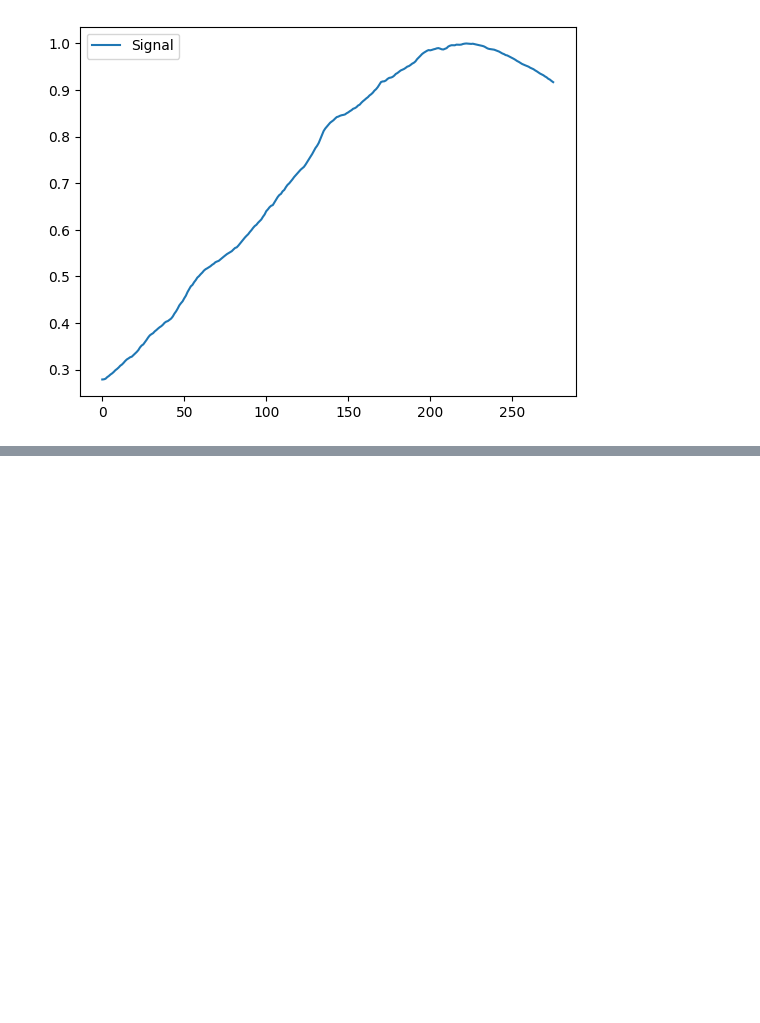
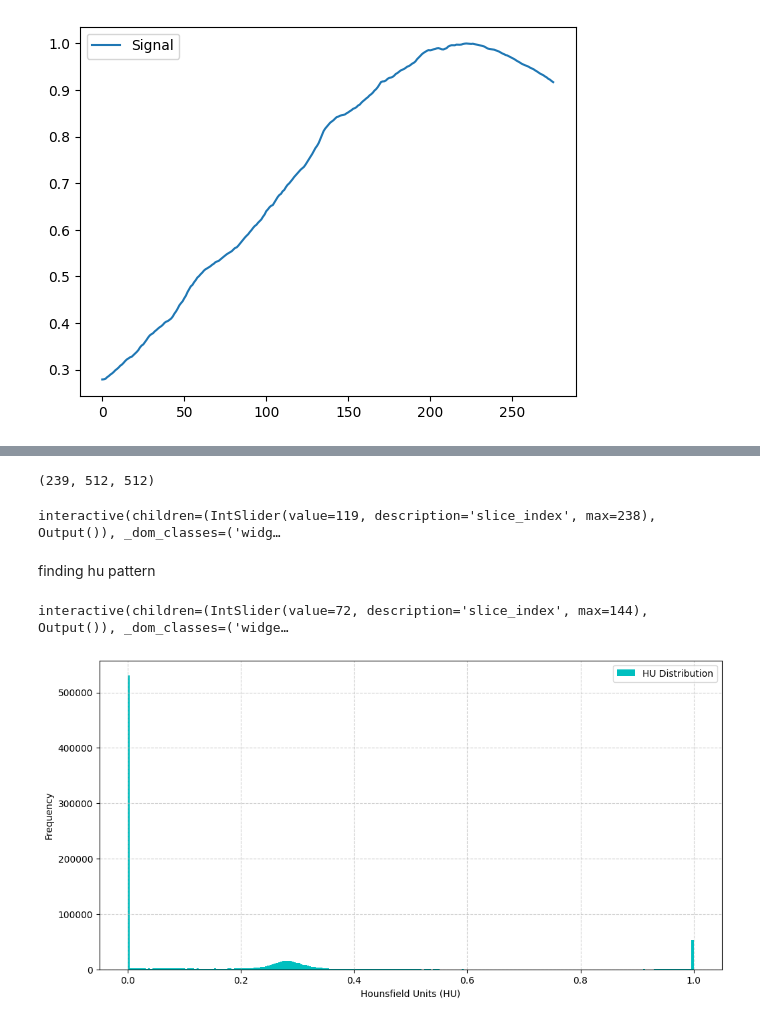
Before and after one commit to BhaveshSolanki32/Aneurysm_detection, a Jupyter notebook: test.ipynb, the cells around one changed output, grey strips where cells are left out. Saved outputs shown, nothing was run; the diff lists cells and outputs as text; code cells hidden in the pictures; blank space fills up the shorter version.

Commit message:
pre process pipeline

```diff
--- a/test.ipynb
+++ b/test.ipynb
@@ -1211,0 +1185,38 @@ Array shape: (86, 299, 253)
+# %%
+vol_raw = process_np_scan(f)
+view_3d_volume(vol_raw)
+# %% [output]
+(239, 512, 512)
+interactive(children=(IntSlider(value=119, description='slice_index', max=238), Output()), _dom_classes=('widg…
+# %% [markdown]
+finding hu pattern
+# %%
+def displau_hu_distribution(final_image_np):
+    flat_pixels = final_image_np.flatten()
+    if flat_pixels.size > 1_000_000:
+        flat_pixels = np.random.choice(flat_pixels, size=1_000_000, replace=False)
+    plt.figure(figsize=(12, 6))
+    plt.hist(flat_pixels, bins=256, color='c', label='HU Distribution')
+    window_vals = None
+    # If window values are provided, plot them as vertical lines
+    if window_vals:
+        min_val, max_val = window_vals
+        plt.axvline(min_val, color='r', linestyle='--', label=f'Window Min: {min_val:.1f}')
+        plt.axvline(max_val, color='g', linestyle='--', label=f'Window Max: {max_val:.1f}')
+        print(f"Visualizing window: [{min_val:.1f}, {max_val:.1f}]")
+
+    plt.xlabel("Hounsfield Units (HU)")
+    plt.ylabel("Frequency")
+    plt.grid(True, linestyle='--', alpha=0.6)
+    plt.legend()
+    plt.show()
+# %%
+f= 'rsna-intracranial-aneurysm-detection\series'
+# %%
+b_img = os.path.join(f,'1.2.826.0.1.3680043.8.498.10484809454170799749997508580496517686')
+proc_img_np_b = preprocess_cta_scan(b_img, crop_threshold=0.08)[0]
+view_3d_volume(proc_img_np_b)
+displau_hu_distribution(proc_img_np_b)
+# %% [output]
+interactive(children=(IntSlider(value=72, description='slice_index', max=144), Output()), _dom_classes=('widge…
+[figure, added]
```
Also changed, not shown: parts of 46 cells of this notebook, 9 other files.
